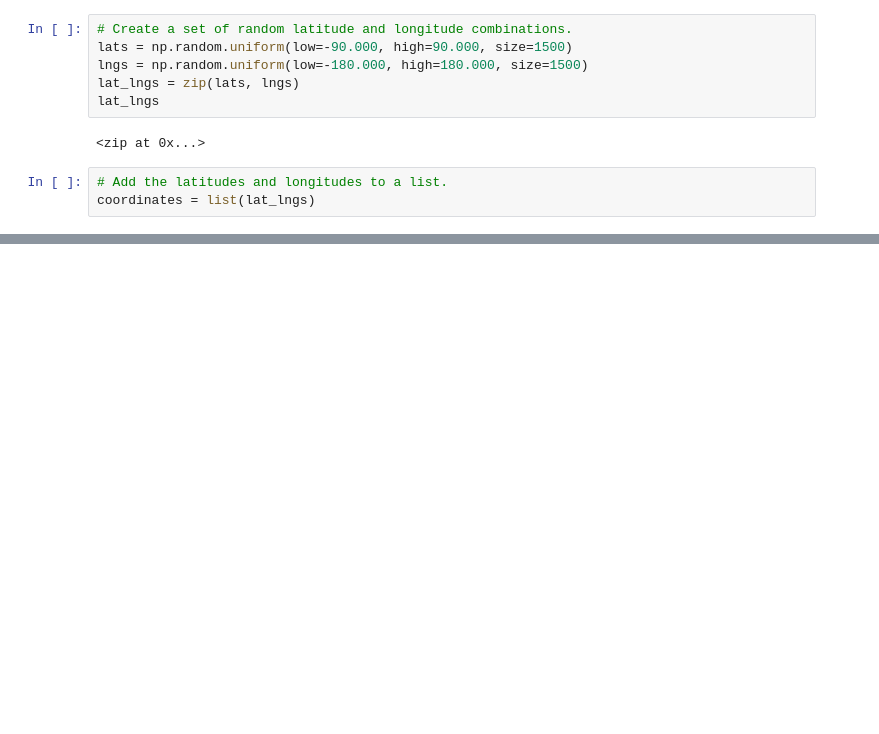
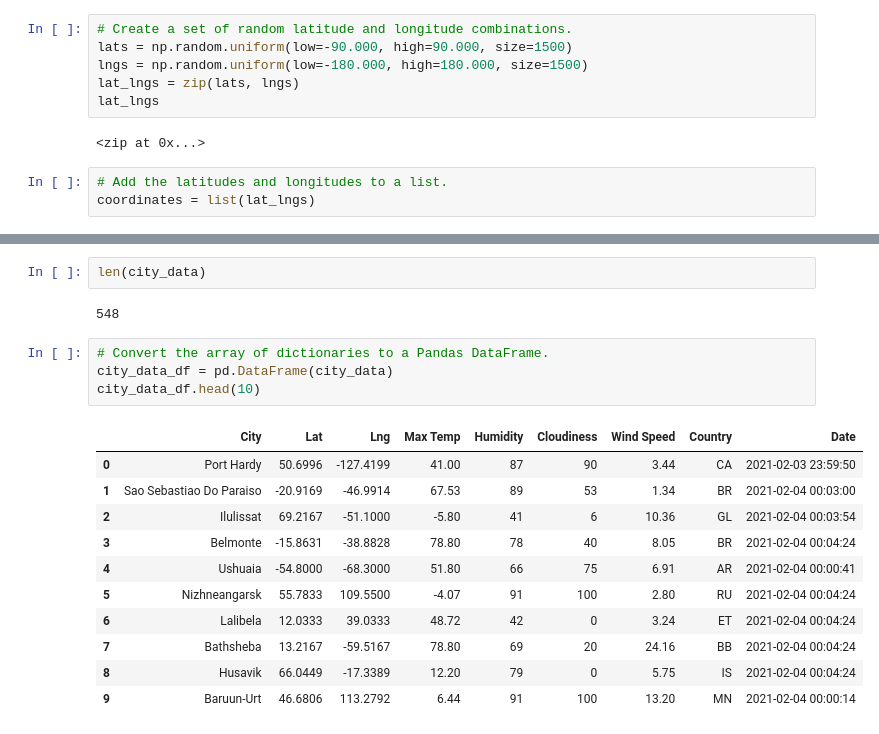
Before and after one commit to mitchell-alexleigh/World_Weather_Analysis, a Jupyter notebook: WeatherPy.ipynb, the cells around one changed output, grey strips where cells are left out. Cells and saved outputs as stored; diff of their text form; blank space fills up the shorter version.

```diff
--- a/WeatherPy.ipynb
+++ b/WeatherPy.ipynb
@@ -31,0 +134,20 @@ len(cities)
+# %%
+len(city_data)
+# %% [output]
+548
+# %%
+# Convert the array of dictionaries to a Pandas DataFrame.
+city_data_df = pd.DataFrame(city_data)
+city_data_df.head(10)
+# %% [output]
+|  | City | Lat | Lng | Max Temp | Humidity | Cloudiness | Wind Speed | Country | Date |
+| 0 | Port Hardy | 50.6996 | -127.4199 | 41.00 | 87 | 90 | 3.44 | CA | 2021-02-03 23:59:50 |
+| 1 | Sao Sebastiao Do Paraiso | -20.9169 | -46.9914 | 67.53 | 89 | 53 | 1.34 | BR | 2021-02-04 00:03:00 |
+| 2 | Ilulissat | 69.2167 | -51.1000 | -5.80 | 41 | 6 | 10.36 | GL | 2021-02-04 00:03:54 |
+| 3 | Belmonte | -15.8631 | -38.8828 | 78.80 | 78 | 40 | 8.05 | BR | 2021-02-04 00:04:24 |
+| 4 | Ushuaia | -54.8000 | -68.3000 | 51.80 | 66 | 75 | 6.91 | AR | 2021-02-04 00:00:41 |
+| 5 | Nizhneangarsk | 55.7833 | 109.5500 | -4.07 | 91 | 100 | 2.80 | RU | 2021-02-04 00:04:24 |
+| 6 | Lalibela | 12.0333 | 39.0333 | 48.72 | 42 | 0 | 3.24 | ET | 2021-02-04 00:04:24 |
+| 7 | Bathsheba | 13.2167 | -59.5167 | 78.80 | 69 | 20 | 24.16 | BB | 2021-02-04 00:04:24 |
+| 8 | Husavik | 66.0449 | -17.3389 | 12.20 | 79 | 0 | 5.75 | IS | 2021-02-04 00:04:24 |
+| 9 | Baruun-Urt | 46.6806 | 113.2792 | 6.44 | 91 | 100 | 13.20 | MN | 2021-02-04 00:00:14 |
```
Also changed, not shown: parts of 6 cells of this notebook, 2 other files.
